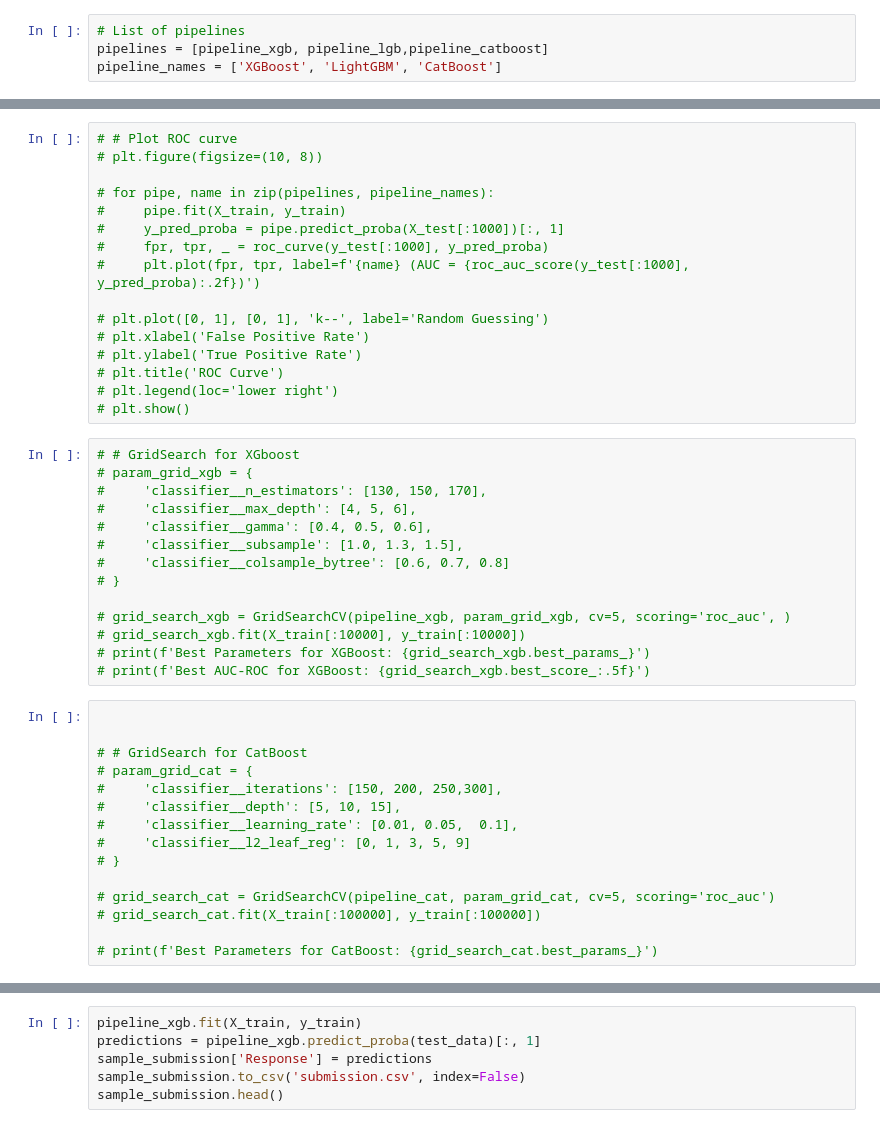
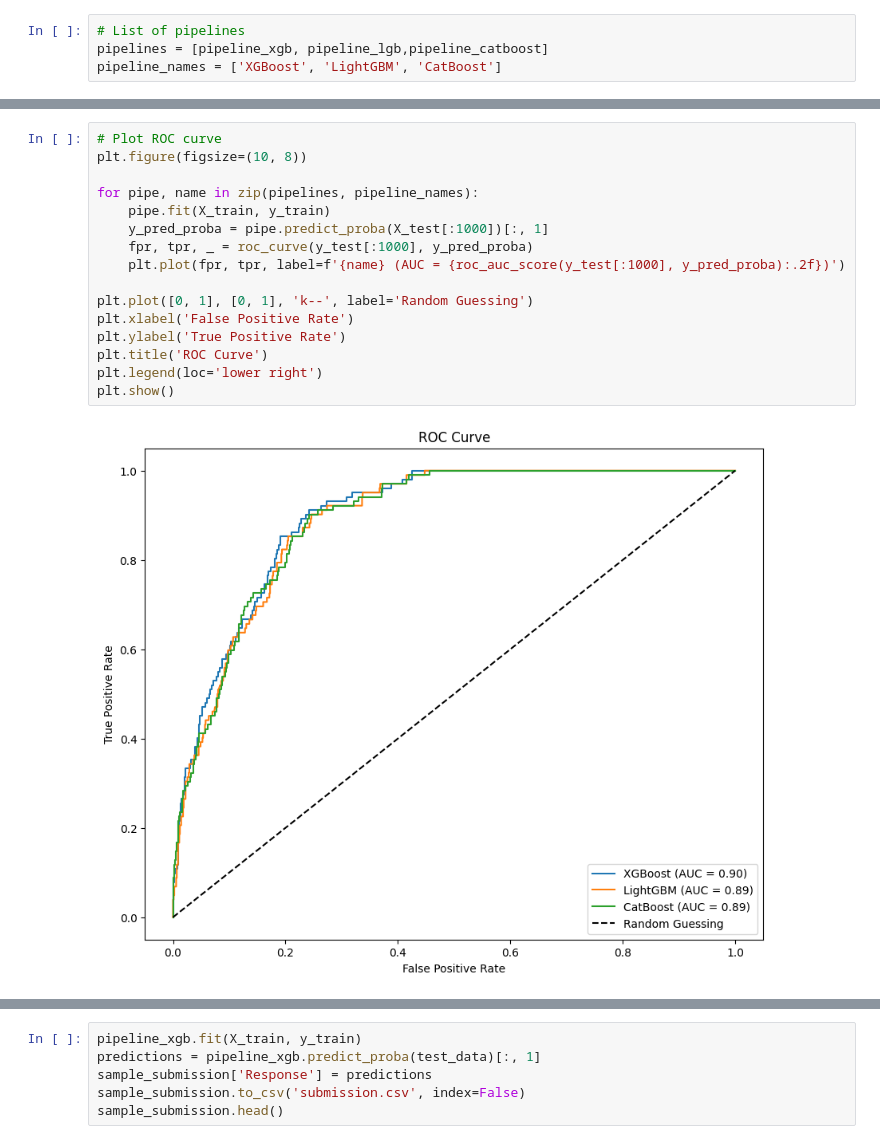
Before and after one commit to StefanSan26/kaggle, a Jupyter notebook: different-ml-models-starter.ipynb, the cells around one changed output, grey strips where cells are left out. Saved outputs shown, nothing was run; the diff lists cells and outputs as text.

```diff
--- a/different-ml-models-starter.ipynb
+++ b/different-ml-models-starter.ipynb
@@ -261,47 +238,20 @@ XGBoost Cross-Validation AUC-ROC: 0.8761 ± 0.000
 LightGBM Cross-Validation AUC-ROC: 0.8699 ± 0.000
 CatBoost Cross-Validation AUC-ROC: 0.8708 ± 0.000
 # %%
-# # Plot ROC curve
-# plt.figure(figsize=(10, 8))
+# Plot ROC curve
+plt.figure(figsize=(10, 8))
 
-# for pipe, name in zip(pipelines, pipeline_names):
-#     pipe.fit(X_train, y_train)
-#     y_pred_proba = pipe.predict_proba(X_test[:1000])[:, 1]
-#     fpr, tpr, _ = roc_curve(y_test[:1000], y_pred_proba)
-#     plt.plot(fpr, tpr, label=f'{name} (AUC = {roc_auc_score(y_test[:1000], y_pred_proba):.2f})')
+for pipe, name in zip(pipelines, pipeline_names):
+    pipe.fit(X_train, y_train)
+    y_pred_proba = pipe.predict_proba(X_test[:1000])[:, 1]
+    fpr, tpr, _ = roc_curve(y_test[:1000], y_pred_proba)
+    plt.plot(fpr, tpr, label=f'{name} (AUC = {roc_auc_score(y_test[:1000], y_pred_proba):.2f})')
 
-# plt.plot([0, 1], [0, 1], 'k--', label='Random Guessing')
-# plt.xlabel('False Positive Rate')
-# plt.ylabel('True Positive Rate')
-# plt.title('ROC Curve')
-# plt.legend(loc='lower right')
-# plt.show()
+plt.plot([0, 1], [0, 1], 'k--', label='Random Guessing')
+plt.xlabel('False Positive Rate')
+plt.ylabel('True Positive Rate')
+plt.title('ROC Curve')
+plt.legend(loc='lower right')
+plt.show()
+# %% [output]
+[figure, added]
-# %%
-# # GridSearch for XGboost
-# param_grid_xgb = {
-#     'classifier__n_estimators': [130, 150, 170],
-#     'classifier__max_depth': [4, 5, 6],
-#     'classifier__gamma': [0.4, 0.5, 0.6],
-#     'classifier__subsample': [1.0, 1.3, 1.5],
-#     'classifier__colsample_bytree': [0.6, 0.7, 0.8]
-# }
-
-# grid_search_xgb = GridSearchCV(pipeline_xgb, param_grid_xgb, cv=5, scoring='roc_auc', )
-# grid_search_xgb.fit(X_train[:10000], y_train[:10000])
-# print(f'Best Parameters for XGBoost: {grid_search_xgb.best_params_}')
-# print(f'Best AUC-ROC for XGBoost: {grid_search_xgb.best_score_:.5f}')
-# %%
-
-
-# # GridSearch for CatBoost
-# param_grid_cat = {
-#     'classifier__iterations': [150, 200, 250,300],
-#     'classifier__depth': [5, 10, 15],
-#     'classifier__learning_rate': [0.01, 0.05,  0.1],
-#     'classifier__l2_leaf_reg': [0, 1, 3, 5, 9]
-# }
-
-# grid_search_cat = GridSearchCV(pipeline_cat, param_grid_cat, cv=5, scoring='roc_auc')
-# grid_search_cat.fit(X_train[:100000], y_train[:100000])
-
-# print(f'Best Parameters for CatBoost: {grid_search_cat.best_params_}')
```
Also changed, not shown: parts of 9 cells of this notebook.
